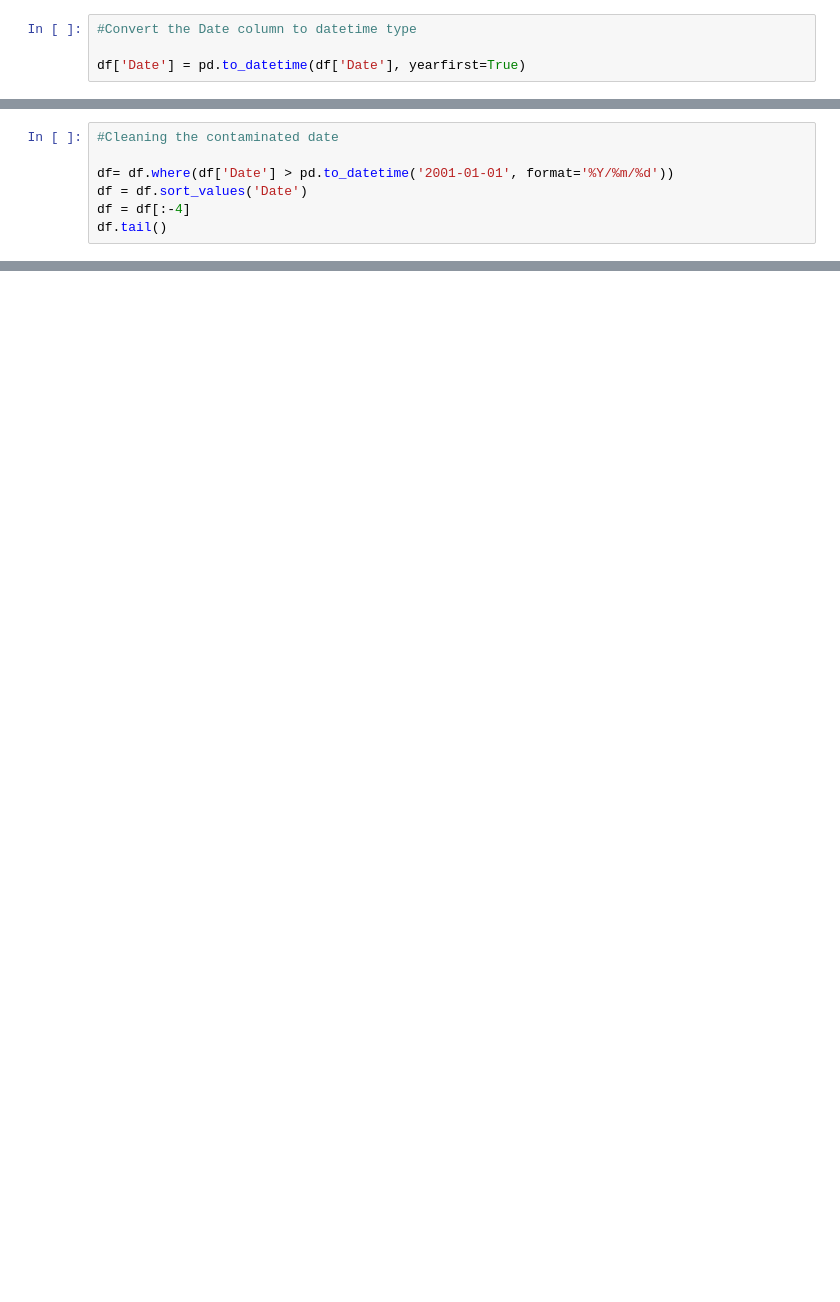
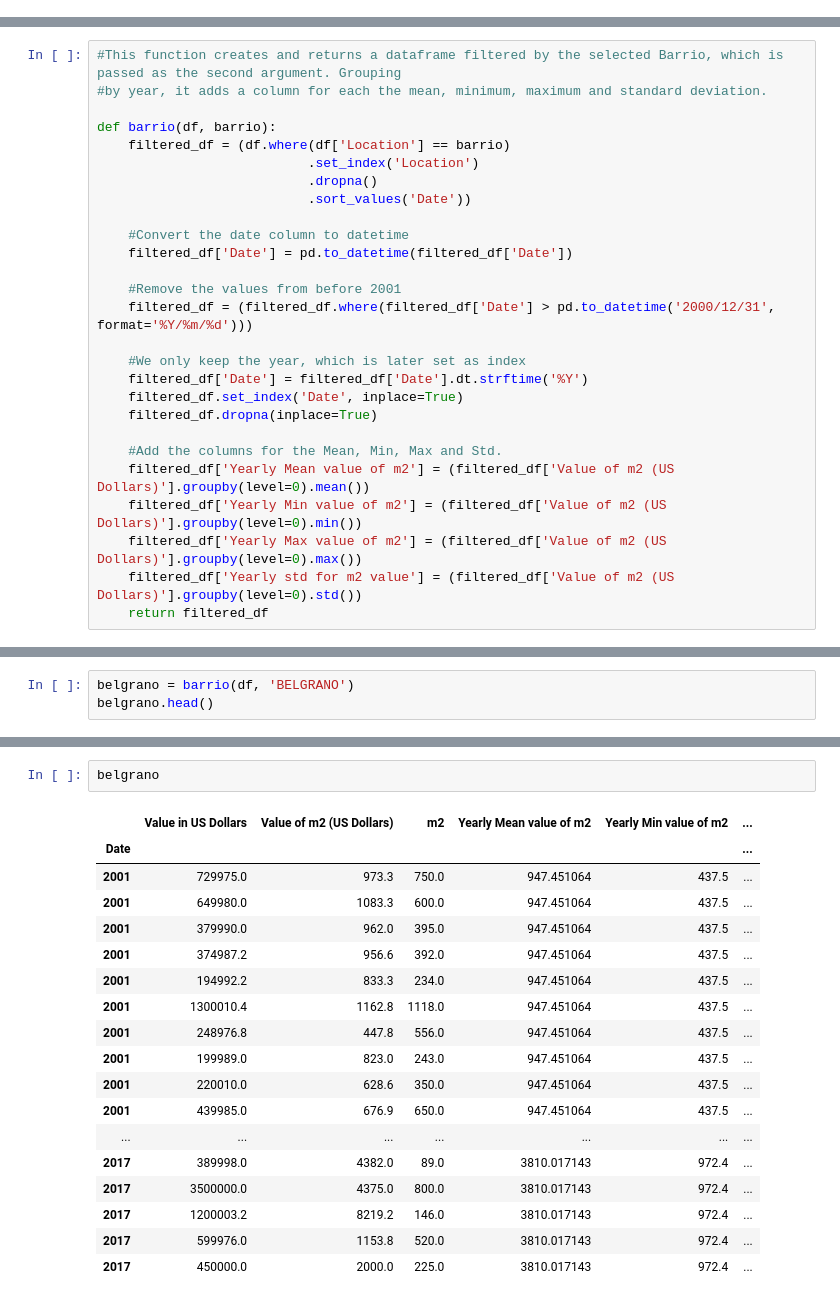
Before and after one commit to jasonfredriksson/PropertiesAnalysisBuenosAires, a Jupyter notebook: Assignment 4.ipynb, the cells around one changed output, grey strips where cells are left out. Cells and saved outputs as stored; diff of their text form; blank space fills up the shorter version.

```diff
--- a/Assignment 4.ipynb
+++ b/Assignment 4.ipynb
@@ -296,4 +111,0 @@ dtype: object
-# %%
-#Convert the Date column to datetime type
-
-df['Date'] = pd.to_datetime(df['Date'], yearfirst=True)
@@ -308,7 +170,0 @@ dtype: object
-# %%
-#Cleaning the contaminated date
-
-df= df.where(df['Date'] > pd.to_datetime('2001-01-01', format='%Y/%m/%d'))
-df = df.sort_values('Date')
-df = df[:-4]
-df.tail()
@@ -344,0 +188,27 @@ yearly_stats
+# %%
+#This function creates and returns a dataframe filtered by the selected Barrio, which is passed as the second argument. Grouping
+#by year, it adds a column for each the mean, minimum, maximum and standard deviation.
+
+def barrio(df, barrio):
+    filtered_df = (df.where(df['Location'] == barrio)
+                           .set_index('Location')
+                           .dropna()
+                           .sort_values('Date'))
+
+    #Convert the date column to datetime
+    filtered_df['Date'] = pd.to_datetime(filtered_df['Date'])
+
+    #Remove the values from before 2001
+    filtered_df = (filtered_df.where(filtered_df['Date'] > pd.to_datetime('2000/12/31', format='%Y/%m/%d')))
+
+    #We only keep the year, which is later set as index
+    filtered_df['Date'] = filtered_df['Date'].dt.strftime('%Y')
+    filtered_df.set_index('Date', inplace=True)
+    filtered_df.dropna(inplace=True)
+
+    #Add the columns for the Mean, Min, Max and Std.
+    filtered_df['Yearly Mean value of m2'] = (filtered_df['Value of m2 (US Dollars)'].groupby(level=0).mean())
+    filtered_df['Yearly Min value of m2'] = (filtered_df['Value of m2 (US Dollars)'].groupby(level=0).min())
+    filtered_df['Yearly Max value of m2'] = (filtered_df['Value of m2 (US Dollars)'].groupby(level=0).max())
+    filtered_df['Yearly std for m2 value'] = (filtered_df['Value of m2 (US Dollars)'].groupby(level=0).std())
+    return filtered_df
@@ -344,0 +236,3 @@ yearly_stats
+# %%
+belgrano = barrio(df, 'BELGRANO')
+belgrano.head()
@@ -344,0 +247,21 @@ yearly_stats
+# %%
+belgrano
+# %% [output]
+|  | Value in US Dollars | Value of m2 (US Dollars) | m2 | Yearly Mean value of m2 | Yearly Min value of m2 | ... |
+| Date |  |  |  |  |  | ... |
+| 2001 | 729975.0 | 973.3 | 750.0 | 947.451064 | 437.5 | ... |
+| 2001 | 649980.0 | 1083.3 | 600.0 | 947.451064 | 437.5 | ... |
+| 2001 | 379990.0 | 962.0 | 395.0 | 947.451064 | 437.5 | ... |
+| 2001 | 374987.2 | 956.6 | 392.0 | 947.451064 | 437.5 | ... |
+| 2001 | 194992.2 | 833.3 | 234.0 | 947.451064 | 437.5 | ... |
+| 2001 | 1300010.4 | 1162.8 | 1118.0 | 947.451064 | 437.5 | ... |
+| 2001 | 248976.8 | 447.8 | 556.0 | 947.451064 | 437.5 | ... |
+| 2001 | 199989.0 | 823.0 | 243.0 | 947.451064 | 437.5 | ... |
+| 2001 | 220010.0 | 628.6 | 350.0 | 947.451064 | 437.5 | ... |
+| 2001 | 439985.0 | 676.9 | 650.0 | 947.451064 | 437.5 | ... |
+| ... | ... | ... | ... | ... | ... | ... |
+| 2017 | 389998.0 | 4382.0 | 89.0 | 3810.017143 | 972.4 | ... |
+| 2017 | 3500000.0 | 4375.0 | 800.0 | 3810.017143 | 972.4 | ... |
+| 2017 | 1200003.2 | 8219.2 | 146.0 | 3810.017143 | 972.4 | ... |
+| 2017 | 599976.0 | 1153.8 | 520.0 | 3810.017143 | 972.4 | ... |
+| 2017 | 450000.0 | 2000.0 | 225.0 | 3810.017143 | 972.4 | ... |
```
Also changed, not shown: parts of 22 cells of this notebook.
